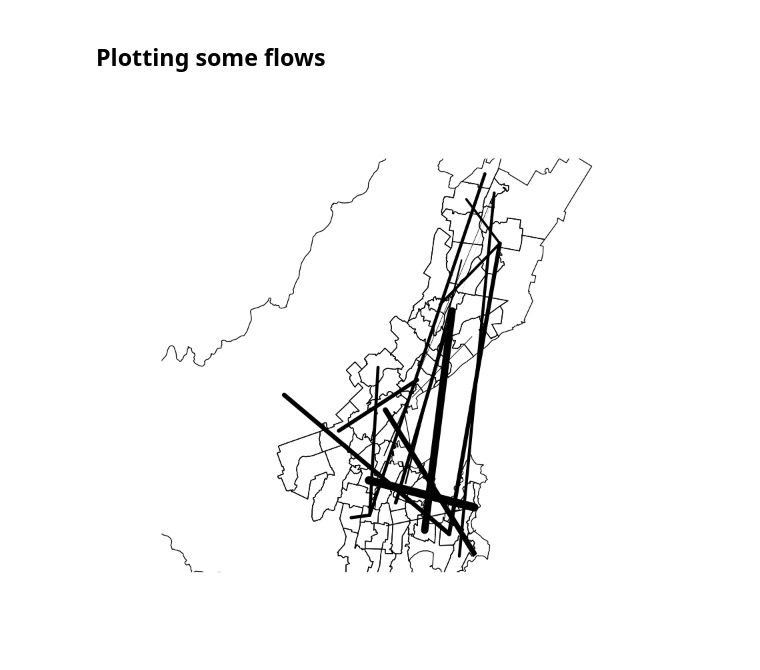
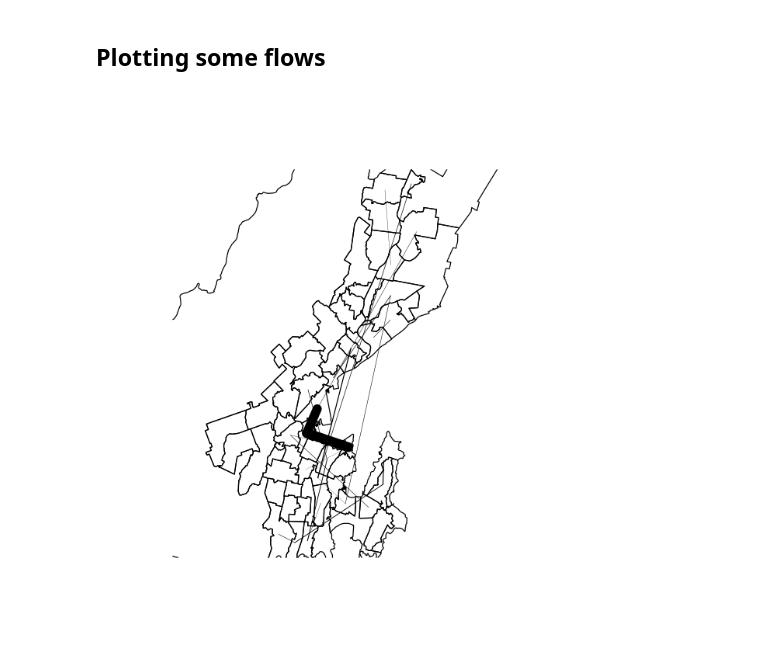
Before and after one commit to shriv/wellington-commutes, a Jupyter notebook: Commuting Flow Analysis.ipynb, the cells around one changed output. Drawn from its saved outputs; the diff is of its cells as text; code cells hidden in the pictures.

```diff
--- a/Commuting Flow Analysis.ipynb
+++ b/Commuting Flow Analysis.ipynb
@@ -243,8 +141,0 @@ df_distance %>% head()
-# %%
-df_commuter_popn <- df %>%
-                    filter(to_name %in% from_name) %>%
-                    filter(flow_type == "out") %>%
-                    group_by(from_name) %>%
-                    summarise(commuting_popn = sum(year_2013))
-
-df_commuter_popn %>% head()
@@ -259,5 +141,0 @@ df_commuter_popn %>% head()
-# %%
-df_distance <- inner_join(df_distance, mean_income_df %>% select(-total), by=c("to" = "statistical_area"))
-df_distance <- inner_join(df_distance, df_commuter_popn, by=c("from" = "from_name"))
-
-df_distance %>% head()
@@ -272,16 +142,19 @@ df_distance %>% head()
+# %%
+df_distance_clean <- labelledPairwiseDistance(df_distance, code_df, names)
+df_model <- dataForFlowModel(df_distance_clean, df_flow_clean, df_commuter_popn, df_mean_income)
 # %% [markdown]
 ## Plotting some flows
 # %%
-#use the od2line function from RObin Lovelace's excellent stplanr package
-travel_network <- od2line(flow = df_distance %>% select(Orig_Code, Dest_Code, commuting_popn) %>% sample_n(20),  zones = wgtn)
+#use the od2line function from stplanr
+df_model_sub <- df_model %>% select(Orig_Code, Dest_Code, year_2013) %>% sample_n(20)
+travel_network <- od2line(flow = df_model_sub,  zones = wgtn)
 travel_networkwgs <- spTransform(travel_network, nz_grid)
-#And the Australia Map
-nz_wgs <- spTransform(wgtn, nz_grid)
+
 #and set the line widths to some sensible value according to the flow
-w <- df_distance$commuting_popn / max(df_distance$commuting_popn) * 10
-#now plot it...
+w <- df_model_sub$year_2013 / max(df_model_sub$year_2013) * 10
 # %%
+options(repr.plot.width=5, repr.plot.height=6)
 plot(travel_networkwgs, lwd = w)
 plot(wgtn_grid, add=T)
 # %% [output]
-[figure, old version]
+[figure, new version]
```
Also changed, not shown: parts of 35 cells of this notebook, 2 other files.
